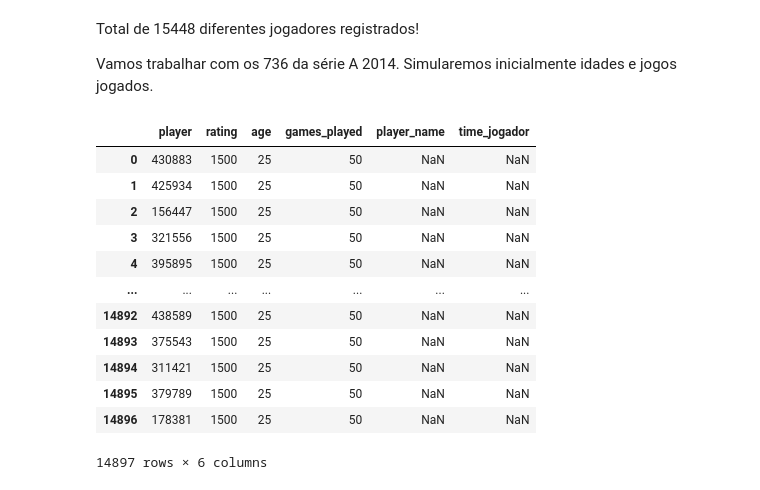
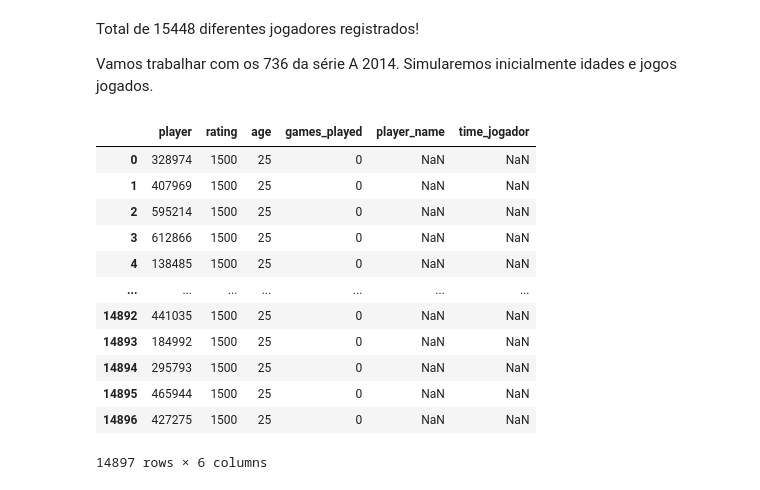
Before and after one commit to ramalhogs/Football-ranking-players, a Jupyter notebook: notebooks/coleta_ids.ipynb, the cells around one changed output. Drawn from its saved outputs; the diff is of its cells as text; code cells hidden in the pictures.

Commit message:
last updates: adjust q and k value. create final rating

```diff
--- a/notebooks/coleta_ids.ipynb
+++ b/notebooks/coleta_ids.ipynb
@@ -82,28 +82,25 @@ Vamos trabalhar com os 736 da série A 2014. Simularemos inicialmente idades e j
 # %%
 df_players = pd.DataFrame(unique_player_ids, columns=['player'])
 
-# Adicionar a coluna 'rating' com valor inicial de 1500 para cada jogador
 df_players['rating'] = 1500
 df_players['age'] = 25
-df_players['games_played'] = 50
+df_players['games_played'] = 0
 df_players['player_name'] = np.nan
 df_players['time_jogador'] = np.nan
 
 df_players.to_excel('id_players.xlsx')
-
-# Mostrar o DataFrame criado
 df_players
 # %% [output]
 |  | player | rating | age | games_played | player_name | time_jogador |
-| 0 | 430883 | 1500 | 25 | 50 | NaN | NaN |
-| 1 | 425934 | 1500 | 25 | 50 | NaN | NaN |
-| 2 | 156447 | 1500 | 25 | 50 | NaN | NaN |
-| 3 | 321556 | 1500 | 25 | 50 | NaN | NaN |
-| 4 | 395895 | 1500 | 25 | 50 | NaN | NaN |
+| 0 | 328974 | 1500 | 25 | 0 | NaN | NaN |
+| 1 | 407969 | 1500 | 25 | 0 | NaN | NaN |
+| 2 | 595214 | 1500 | 25 | 0 | NaN | NaN |
+| 3 | 612866 | 1500 | 25 | 0 | NaN | NaN |
+| 4 | 138485 | 1500 | 25 | 0 | NaN | NaN |
 | ... | ... | ... | ... | ... | ... | ... |
-| 14892 | 438589 | 1500 | 25 | 50 | NaN | NaN |
-| 14893 | 375543 | 1500 | 25 | 50 | NaN | NaN |
-| 14894 | 311421 | 1500 | 25 | 50 | NaN | NaN |
-| 14895 | 379789 | 1500 | 25 | 50 | NaN | NaN |
-| 14896 | 178381 | 1500 | 25 | 50 | NaN | NaN |
+| 14892 | 441035 | 1500 | 25 | 0 | NaN | NaN |
+| 14893 | 184992 | 1500 | 25 | 0 | NaN | NaN |
+| 14894 | 295793 | 1500 | 25 | 0 | NaN | NaN |
+| 14895 | 465944 | 1500 | 25 | 0 | NaN | NaN |
+| 14896 | 427275 | 1500 | 25 | 0 | NaN | NaN |
 14897 rows × 6 columns
```
Also changed, not shown: 8 other files.
